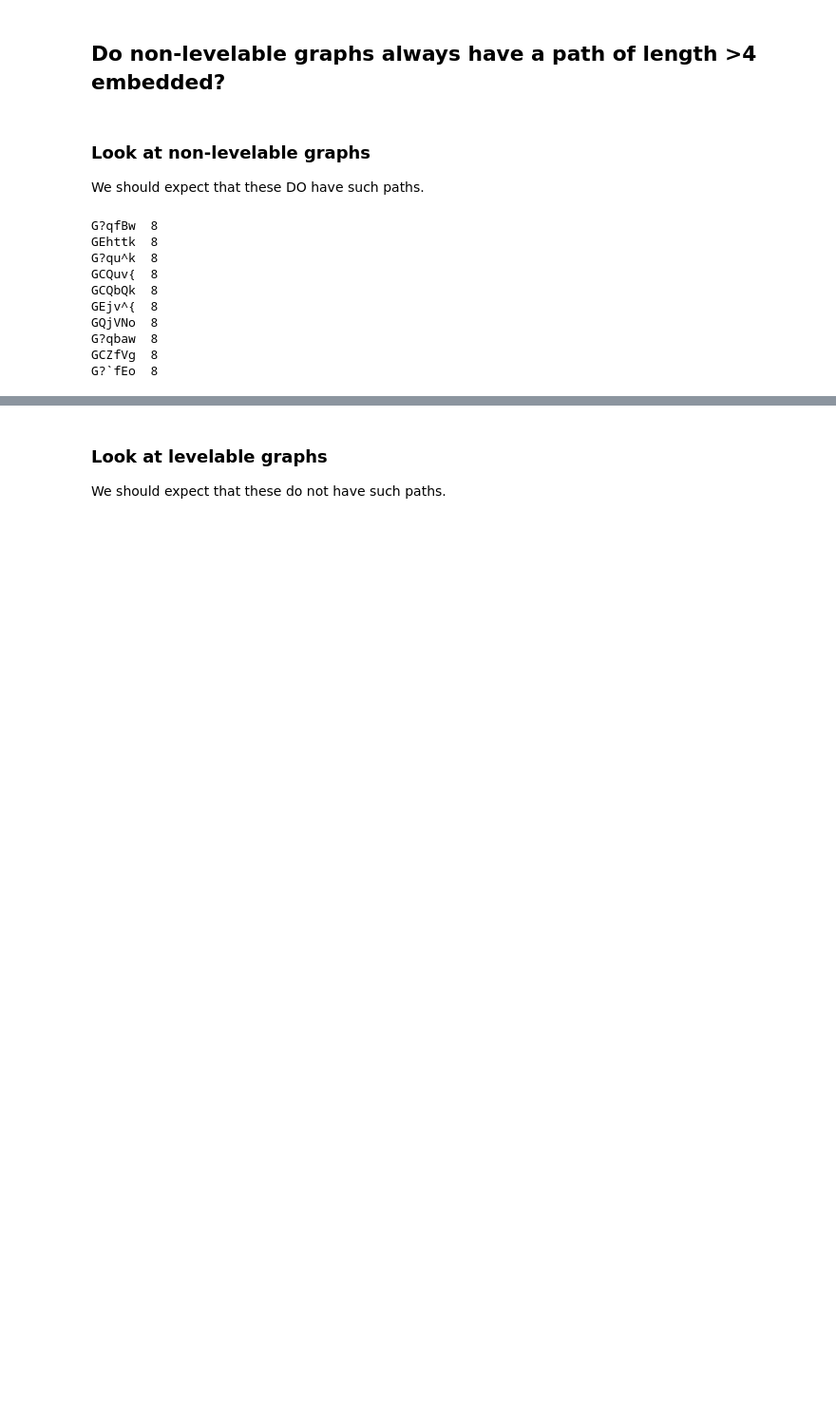
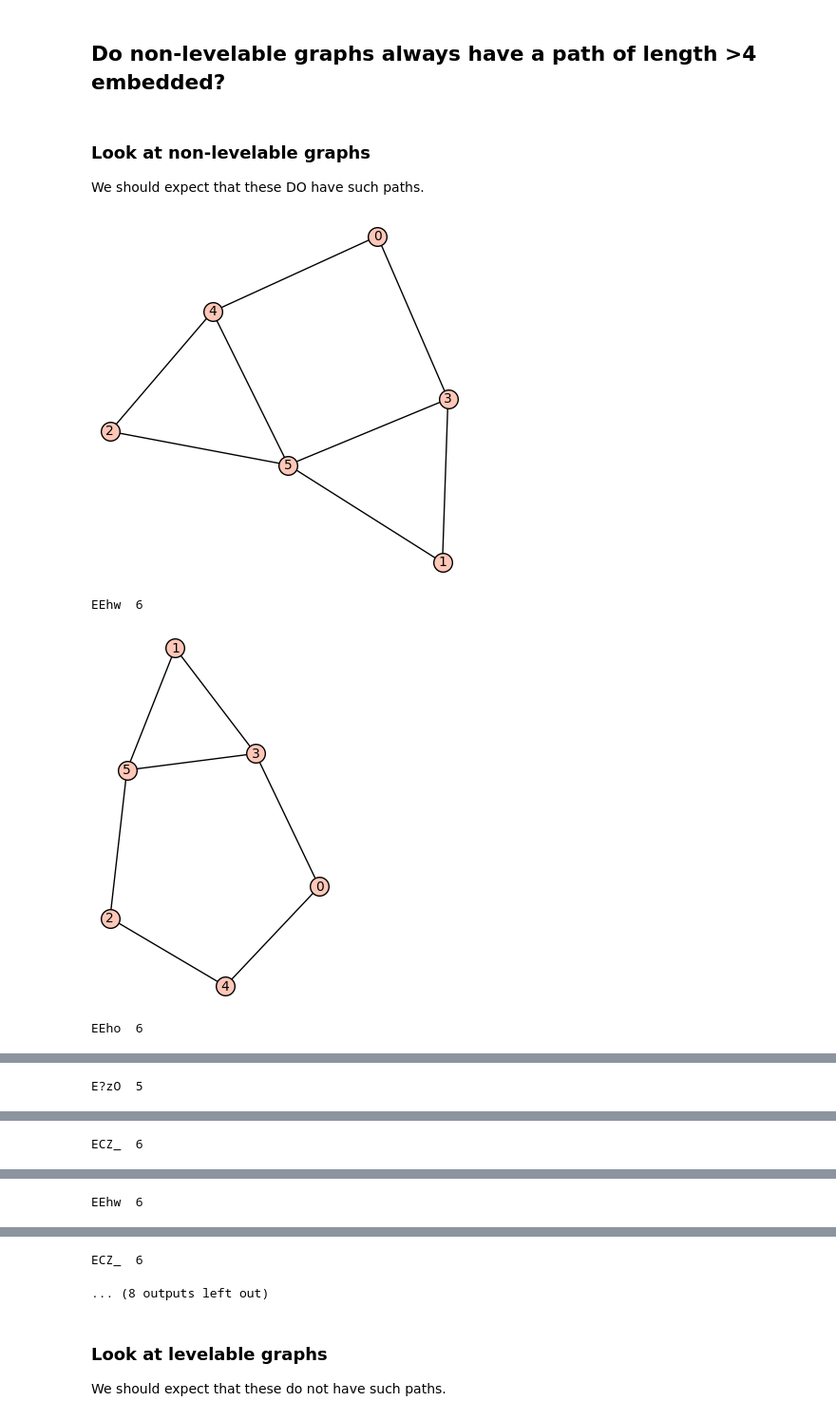
Before and after one commit to michael-chong/levelable, a Jupyter notebook: levelable_analysis.ipynb, the cells around one changed output, grey strips where cells are left out. Shown at 95% size. Saved outputs shown, nothing was run; the diff lists cells and outputs as text; code cells hidden in the pictures; blank space fills up the shorter version.

```diff
--- a/levelable_analysis.ipynb
+++ b/levelable_analysis.ipynb
@@ -207,31 +207,26 @@ path on 20 vertices: No
 
 We should expect that these DO have such paths.
 # %%
-df = pd.read_csv("results/resultsconnected8.csv")
+df = pd.read_csv("results/resultsconnected6.csv")
 
 # Get the index where the False occurs
 indF = df.index[df.levelable == "F"]
 
 # Randomly sample some
 ind = np.random.choice(indF, 10)
 
 # Get a list of the graph6 strings that aren't levelable
 g6sList = list(df.loc[ind]["graph6 string"])
 
 # Print length of the longest path
 for s in g6sList:
     g = Graph()
     from_graph6(g, s)
+    g.show()
 
     print s + "  "+ str(g.longest_path().order())
 # %% [output]
+[figure, added]
-G?qfBw  8
-GEhttk  8
-G?qu^k  8
-GCQuv{  8
-GCQbQk  8
-GEjv^{  8
-GQjVNo  8
-G?qbaw  8
-GCZfVg  8
-G?`fEo  8
+EEhw  6
+[figure, added]
+EEho  6
@@ -237,0 +234 @@ G?`fEo  8
+E?zO  5
@@ -237,0 +236 @@ G?`fEo  8
+ECZ_  6
@@ -237,0 +238 @@ G?`fEo  8
+EEhw  6
@@ -238,3 +240,5 @@ G?`fEo  8
+ECZ_  6
+... (8 outputs left out)
 # %% [markdown]
 ### Look at levelable graphs
 
```
Also changed, not shown: parts of 7 cells of this notebook.
